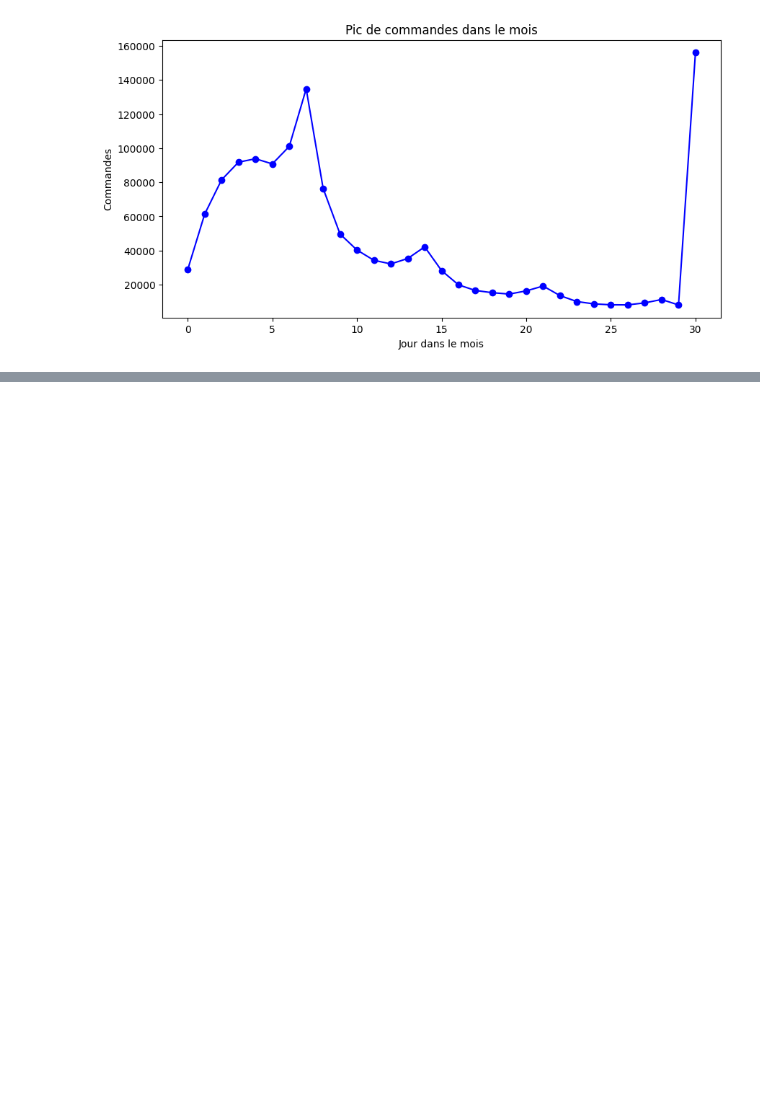
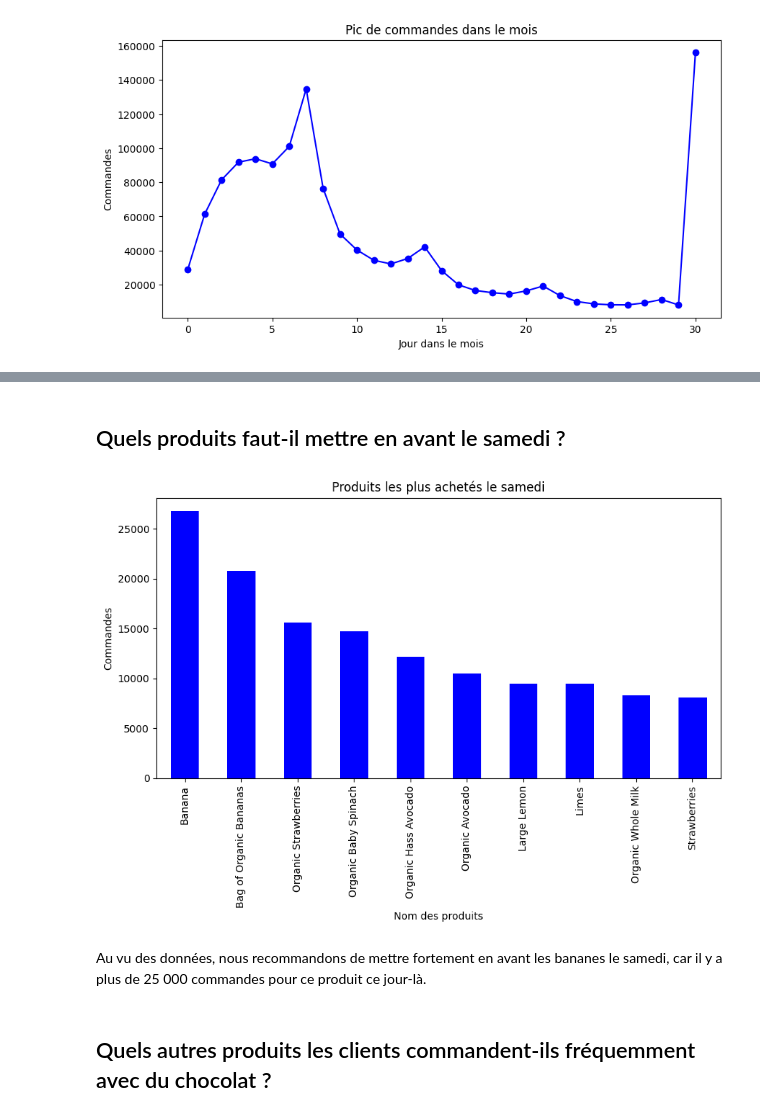
Before and after one commit to klasken/Nextbuy, a Jupyter notebook: notebook-marius.ipynb, the cells around one changed output, grey strips where cells are left out. Saved outputs shown, nothing was run; the diff lists cells and outputs as text; code cells hidden in the pictures; blank space fills up the shorter version.

```diff
--- a/notebook-marius.ipynb
+++ b/notebook-marius.ipynb
@@ -39,6 +35,3 @@ On enleve 1 colonnes qui est NaN
-# %%
-df_orders = df_orders.drop(columns=["days_since_prior_order"])
-df_orders.columns = ["order_id", "user_id", "order_number", "order_dow", "order_hour_of_day", "days_since_prior_order"]
 # %% [markdown]
 Vérifications qu'il n'y a pas de valeurs nul.
 # %%
@@ -81,0 +99,21 @@ print("testmarius")
+# %% [markdown]
+## Quels produits faut-il mettre en avant le samedi ?
+# %%
+df_orders_saturday = df_orders[df_orders["order_dow"] == 6]
+df_sat_prod = pd.merge(df_orders_saturday, df_order_products, on="order_id")
+df_final = pd.merge(df_sat_prod, df_products, on="product_id")
+top_10_sat = df_final["product_name"].value_counts().head(10)
+
+df_orders_sat = df_sat_prod["product_id"].value_counts().sort_index()
+plt.figure(figsize=(10, 5))
+top_10_sat.plot(kind="bar", color="blue")
+plt.title("Produits les plus achetés le samedi")
+plt.xlabel("Nom des produits")
+plt.ylabel("Commandes")
+plt.show()
+# %% [output]
+[figure, added]
+# %% [markdown]
+Au vu des données, nous recommandons de mettre fortement en avant les bananes le samedi, car il y a plus de 25 000 commandes pour ce produit ce jour-là.
+# %% [markdown]
+## Quels autres produits les clients commandent-ils fréquemment avec du chocolat ?
```
Also changed, not shown: parts of 6 cells of this notebook.
